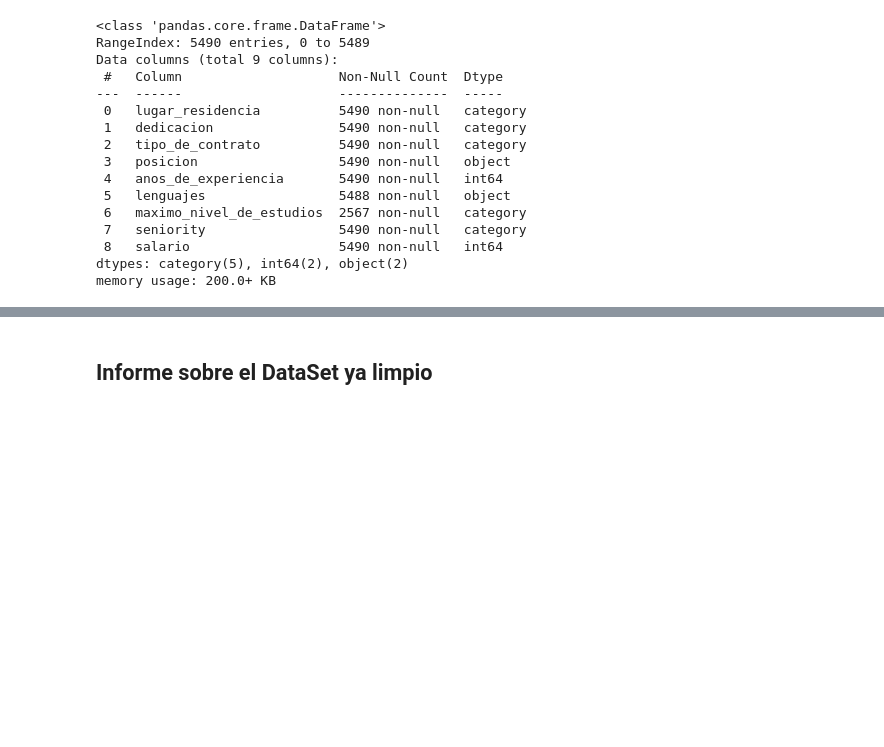
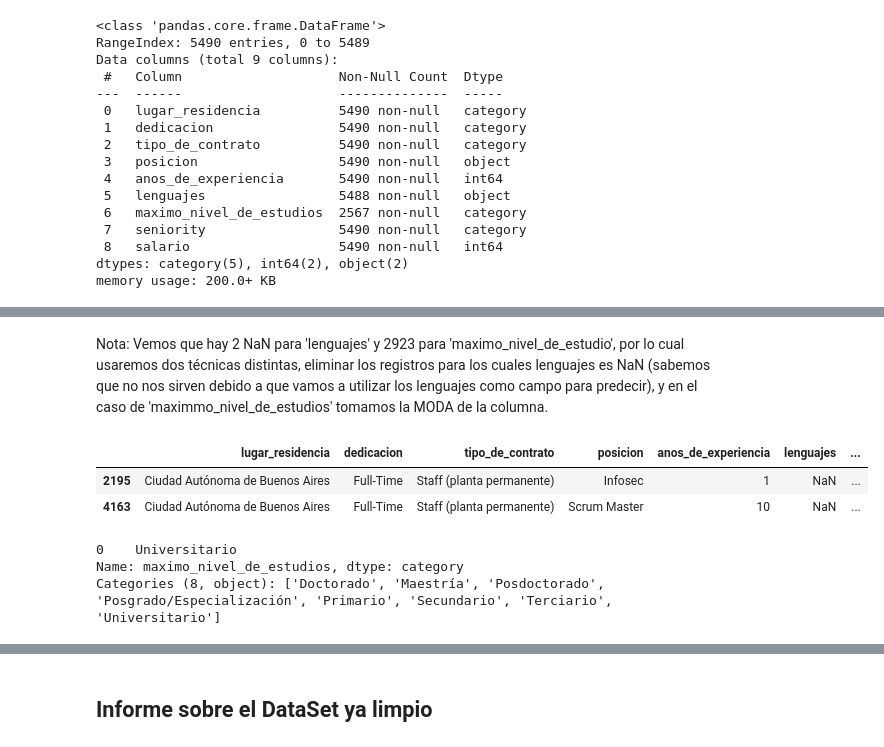
Before and after one commit to mauriciobergallo/coderhouse-datascience, a Jupyter notebook: ProyectoDS_EncuestaSalarial_BergalloMauricio.ipynb, the cells around one changed output, grey strips where cells are left out. Drawn from its saved outputs; the diff is of its cells as text; code cells hidden in the pictures; blank space fills up the shorter version.

```diff
--- a/ProyectoDS_EncuestaSalarial_BergalloMauricio.ipynb
+++ b/ProyectoDS_EncuestaSalarial_BergalloMauricio.ipynb
@@ -191,0 +184,10 @@ memory usage: 200.0+ KB
+# %% [markdown]
+Nota: Vemos que hay 2 NaN para 'lenguajes' y 2923 para 'maximo_nivel_de_estudio',  por lo cual usaremos dos técnicas distintas, eliminar los registros para los cuales lenguajes es NaN (sabemos que no nos sirven debido a que vamos a utilizar los lenguajes como campo para predecir), y en el caso de 'maximmo_nivel_de_estudios' tomamos la MODA de la columna.
+# %%
+# Mostramos las filas a borrar
+df_filas_a_borrar = df_salary.loc[df_salary['lenguajes'].isna()]
+df_filas_a_borrar
+# %% [output]
+|  | lugar_residencia | dedicacion | tipo_de_contrato | posicion | anos_de_experiencia | lenguajes | ... |
+| 2195 | Ciudad Autónoma de Buenos Aires | Full-Time | Staff (planta permanente) | Infosec | 1 | NaN | ... |
+| 4163 | Ciudad Autónoma de Buenos Aires | Full-Time | Staff (planta permanente) | Scrum Master | 10 | NaN | ... |
@@ -191,0 +198,7 @@ memory usage: 200.0+ KB
+# %%
+# Calculamos la moda de 'maximo_nivel_de_educacion' para reemplazar en los valores nulos
+df_salary['maximo_nivel_de_estudios'].mode()
+# %% [output]
+0    Universitario
+Name: maximo_nivel_de_estudios, dtype: category
+Categories (8, object): ['Doctorado', 'Maestría', 'Posdoctorado', 'Posgrado/Especialización', 'Primario', 'Secundario', 'Terciario', 'Universitario']
```
Also changed, not shown: parts of 47 cells of this notebook.
